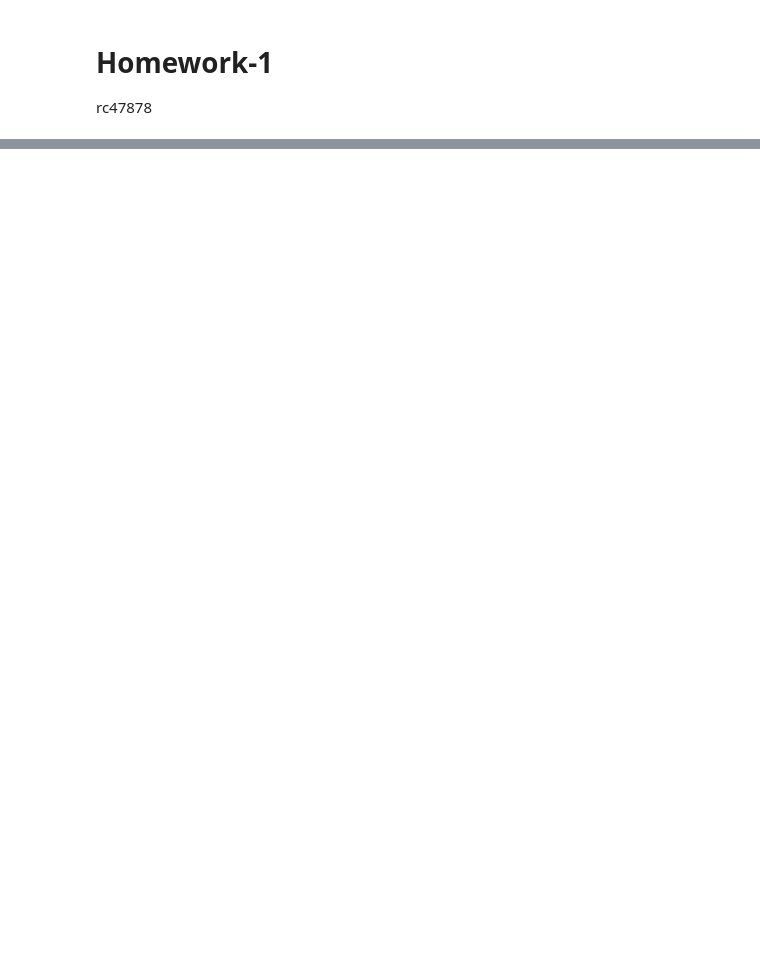
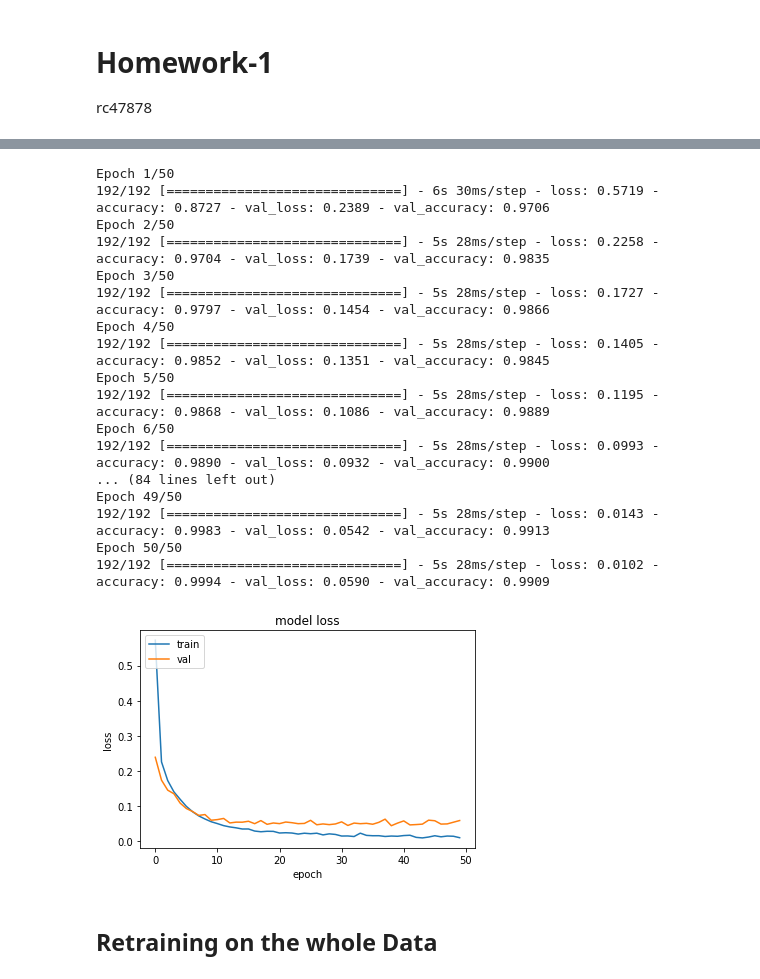
Before and after one commit to rohitashwachaks/advanced_optimisation, a Jupyter notebook: Assignments/HW1.ipynb, the cells around one changed output, grey strips where cells are left out. Drawn from its saved outputs; the diff is of its cells as text; code cells hidden in the pictures; blank space fills up the shorter version.

```diff
--- a/Assignments/HW1.ipynb
+++ b/Assignments/HW1.ipynb
@@ -76,2 +35,0 @@ _________________________________________________________________
-# %%
-NNmodel.fit(x_train,y_train,epochs=12,validation_split=0.2,batch_size=200)
@@ -154,2 +35,0 @@ _________________________________________________________________
-# %%
-NNmodel2.fit(x_train,y_train,epochs=200,validation_split=0.3,batch_size=500)
@@ -288,0 +79,3 @@ _________________________________________________________________
+# %%
+cnn_model = MNIST_Model()
+cnn_model.compile()
@@ -288,0 +100,24 @@ _________________________________________________________________
+# %%
+cnn_model.fit(x_train,y_train,epochs=50)
+cnn_model.plot()
+# %% [output]
+Epoch 1/50
+192/192 [==============================] - 6s 30ms/step - loss: 0.5719 - accuracy: 0.8727 - val_loss: 0.2389 - val_accuracy: 0.9706
+Epoch 2/50
+192/192 [==============================] - 5s 28ms/step - loss: 0.2258 - accuracy: 0.9704 - val_loss: 0.1739 - val_accuracy: 0.9835
+Epoch 3/50
+192/192 [==============================] - 5s 28ms/step - loss: 0.1727 - accuracy: 0.9797 - val_loss: 0.1454 - val_accuracy: 0.9866
+Epoch 4/50
+192/192 [==============================] - 5s 28ms/step - loss: 0.1405 - accuracy: 0.9852 - val_loss: 0.1351 - val_accuracy: 0.9845
+Epoch 5/50
+192/192 [==============================] - 5s 28ms/step - loss: 0.1195 - accuracy: 0.9868 - val_loss: 0.1086 - val_accuracy: 0.9889
+Epoch 6/50
+192/192 [==============================] - 5s 28ms/step - loss: 0.0993 - accuracy: 0.9890 - val_loss: 0.0932 - val_accuracy: 0.9900
+... (84 lines left out)
+Epoch 49/50
+192/192 [==============================] - 5s 28ms/step - loss: 0.0143 - accuracy: 0.9983 - val_loss: 0.0542 - val_accuracy: 0.9913
+Epoch 50/50
+192/192 [==============================] - 5s 28ms/step - loss: 0.0102 - accuracy: 0.9994 - val_loss: 0.0590 - val_accuracy: 0.9909
+[figure, added]
+# %% [markdown]
+## Retraining on the whole Data
```
Also changed, not shown: parts of 26 cells of this notebook.
